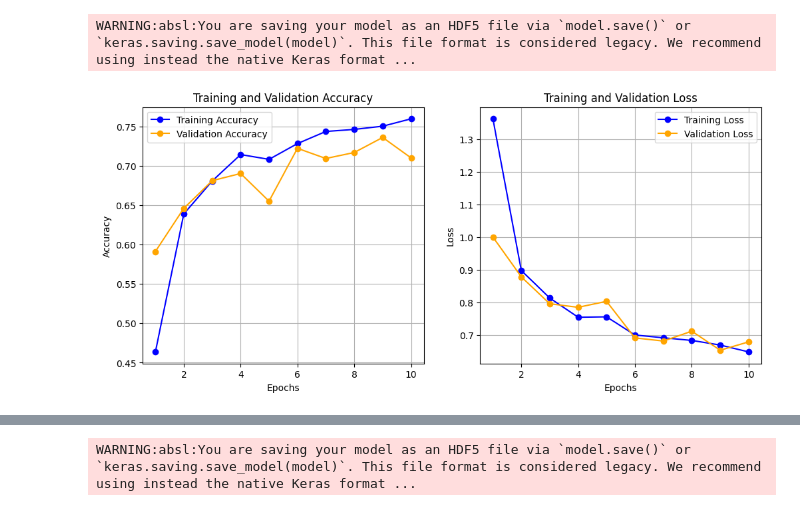
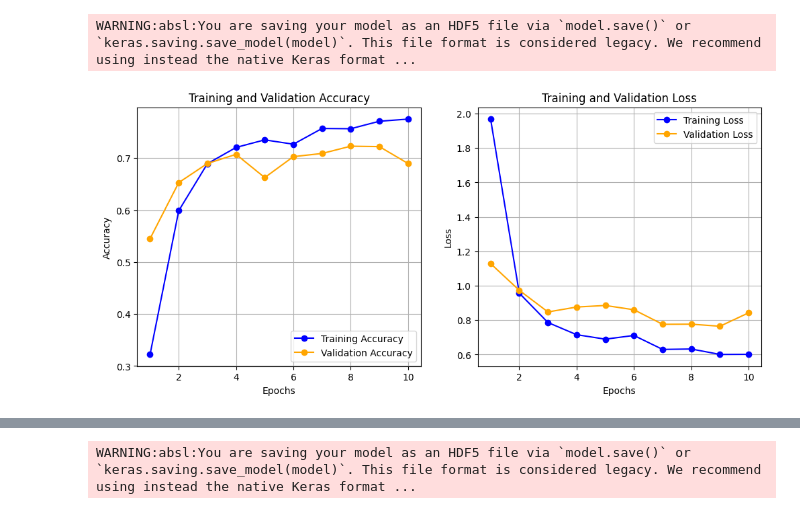
Before and after one commit to rakshathavasudev/BrainTumourClassification, a Jupyter notebook: DeepLearning_baseline_Project.ipynb, the cells around one changed output, grey strips where cells are left out. Drawn from its saved outputs; the diff is of its cells as text; code cells hidden in the pictures.

Commit message:
fixed train-val split

```diff
--- a/DeepLearning_baseline_Project.ipynb
+++ b/DeepLearning_baseline_Project.ipynb
@@ -185,38 +206,39 @@ WARNING:absl:You are saving your model as an HDF5 file via `model.save()` or `ke
 import matplotlib.pyplot as plt
 
 # Training history values (extracted from logs)
 epochs = list(range(1, 11))  # 10 epochs
 
-train_accuracy = [0.4637, 0.6390, 0.6808, 0.7144, 0.7083, 0.7283, 0.7437, 0.7463, 0.7504, 0.7598]
-val_accuracy = [0.5912, 0.6461, 0.6812, 0.6903, 0.6552, 0.7223, 0.7094, 0.7170, 0.7361, 0.7101]
+train_accuracy = [0.3223, 0.5988, 0.6893, 0.7206, 0.7352, 0.7268, 0.7571, 0.7566, 0.7710, 0.7751]
+val_accuracy = [0.5451, 0.6529, 0.6897, 0.7073, 0.6626, 0.7029, 0.7090, 0.7230, 0.7222, 0.6897]
 
-train_loss = [1.3633, 0.8974, 0.8129, 0.7539, 0.7552, 0.6993, 0.6908, 0.6827, 0.6685, 0.6475]
-val_loss = [1.0003, 0.8779, 0.7953, 0.7844, 0.8028, 0.6904, 0.6808, 0.7110, 0.6527, 0.6782]
+train_loss = [1.9679, 0.9570, 0.7864, 0.7157, 0.6897, 0.7112, 0.6301, 0.6326, 0.6010, 0.6018]
+val_loss = [1.1287, 0.9736, 0.8478, 0.8763, 0.8854, 0.8606, 0.7761, 0.7769, 0.7647, 0.8426]
+
 
 # Plot Accuracy
 plt.figure(figsize=(12, 5))
 plt.subplot(1, 2, 1)
 plt.plot(epochs, train_accuracy, marker='o', label='Training Accuracy', color='blue')
 plt.plot(epochs, val_accuracy, marker='o', label='Validation Accuracy', color='orange')
 plt.xlabel('Epochs')
 plt.ylabel('Accuracy')
 plt.title('Training and Validation Accuracy')
 plt.legend()
 plt.grid()
 
 # Plot Loss
 plt.subplot(1, 2, 2)
 plt.plot(epochs, train_loss, marker='o', label='Training Loss', color='blue')
 plt.plot(epochs, val_loss, marker='o', label='Validation Loss', color='orange')
 plt.xlabel('Epochs')
 plt.ylabel('Loss')
 plt.title('Training and Validation Loss')
 plt.legend()
 plt.grid()
 
 plt.show()
 # %% [output]
-[figure, old version]
+[figure, new version]
 # %%
 import tensorflow as tf
 from tensorflow.keras.applications import DenseNet121
```
Also changed, not shown: parts of 12 cells of this notebook.
